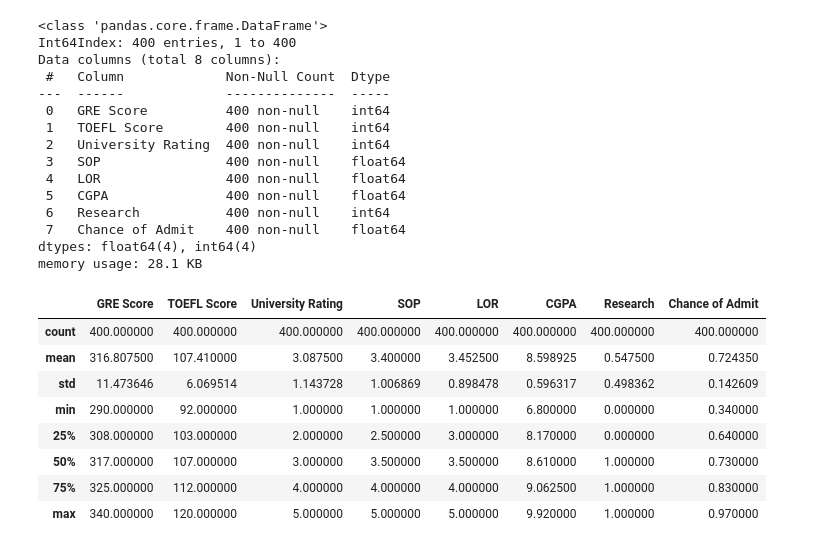
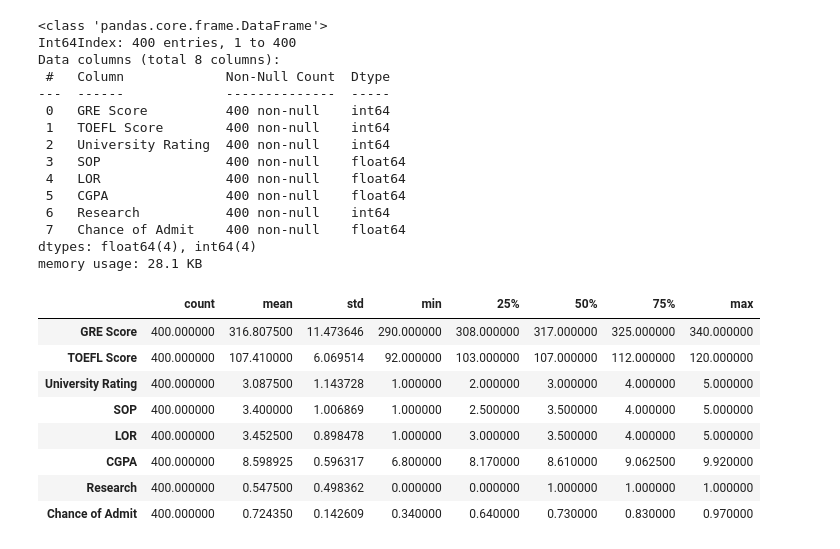
Before and after one commit to MFTDhilah/Insight1, a Jupyter notebook: TAOrbit.ipynb, the cells around one changed output. Drawn from its saved outputs; the diff is of its cells as text; code cells hidden in the pictures.

```diff
--- a/TAOrbit.ipynb
+++ b/TAOrbit.ipynb
@@ -52,15 +69,15 @@ Data columns (total 8 columns):
  7   Chance of Admit    400 non-null    float64
 dtypes: float64(4), int64(4)
 memory usage: 28.1 KB
-# %%
-df.describe()
-# %% [output]
-|  | GRE Score | TOEFL Score | University Rating | SOP | LOR | CGPA | Research | Chance of Admit |
-| count | 400.000000 | 400.000000 | 400.000000 | 400.000000 | 400.000000 | 400.000000 | 400.000000 | 400.000000 |
-| mean | 316.807500 | 107.410000 | 3.087500 | 3.400000 | 3.452500 | 8.598925 | 0.547500 | 0.724350 |
-| std | 11.473646 | 6.069514 | 1.143728 | 1.006869 | 0.898478 | 0.596317 | 0.498362 | 0.142609 |
-| min | 290.000000 | 92.000000 | 1.000000 | 1.000000 | 1.000000 | 6.800000 | 0.000000 | 0.340000 |
-| 25% | 308.000000 | 103.000000 | 2.000000 | 2.500000 | 3.000000 | 8.170000 | 0.000000 | 0.640000 |
-| 50% | 317.000000 | 107.000000 | 3.000000 | 3.500000 | 3.500000 | 8.610000 | 1.000000 | 0.730000 |
-| 75% | 325.000000 | 112.000000 | 4.000000 | 4.000000 | 4.000000 | 9.062500 | 1.000000 | 0.830000 |
-| max | 340.000000 | 120.000000 | 5.000000 | 5.000000 | 5.000000 | 9.920000 | 1.000000 | 0.970000 |
+# %%
+df.select_dtypes(exclude='object').describe().T.style.background_gradient(cmap='PuBu')
+# %% [output]
+|  | count | mean | std | min | 25% | 50% | 75% | max |
+| GRE Score | 400.000000 | 316.807500 | 11.473646 | 290.000000 | 308.000000 | 317.000000 | 325.000000 | 340.000000 |
+| TOEFL Score | 400.000000 | 107.410000 | 6.069514 | 92.000000 | 103.000000 | 107.000000 | 112.000000 | 120.000000 |
+| University Rating | 400.000000 | 3.087500 | 1.143728 | 1.000000 | 2.000000 | 3.000000 | 4.000000 | 5.000000 |
+| SOP | 400.000000 | 3.400000 | 1.006869 | 1.000000 | 2.500000 | 3.500000 | 4.000000 | 5.000000 |
+| LOR | 400.000000 | 3.452500 | 0.898478 | 1.000000 | 3.000000 | 3.500000 | 4.000000 | 5.000000 |
+| CGPA | 400.000000 | 8.598925 | 0.596317 | 6.800000 | 8.170000 | 8.610000 | 9.062500 | 9.920000 |
+| Research | 400.000000 | 0.547500 | 0.498362 | 0.000000 | 0.000000 | 1.000000 | 1.000000 | 1.000000 |
+| Chance of Admit | 400.000000 | 0.724350 | 0.142609 | 0.340000 | 0.640000 | 0.730000 | 0.830000 | 0.970000 |
```
Also changed, not shown: parts of 7 cells of this notebook.
